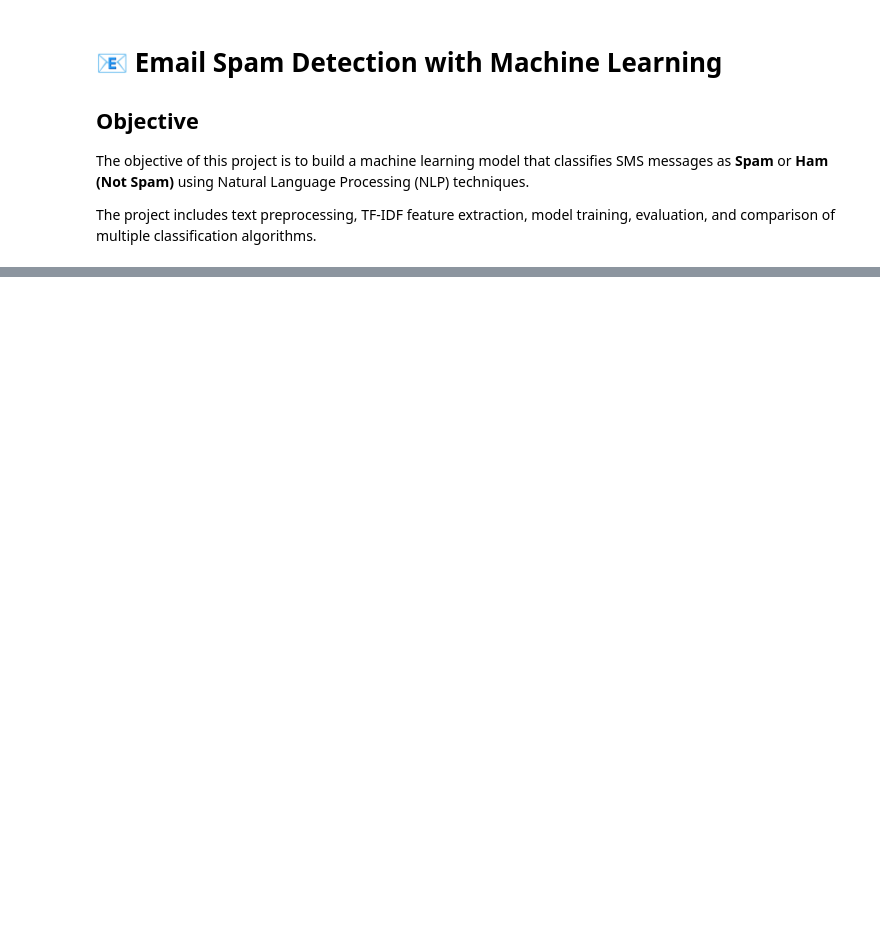
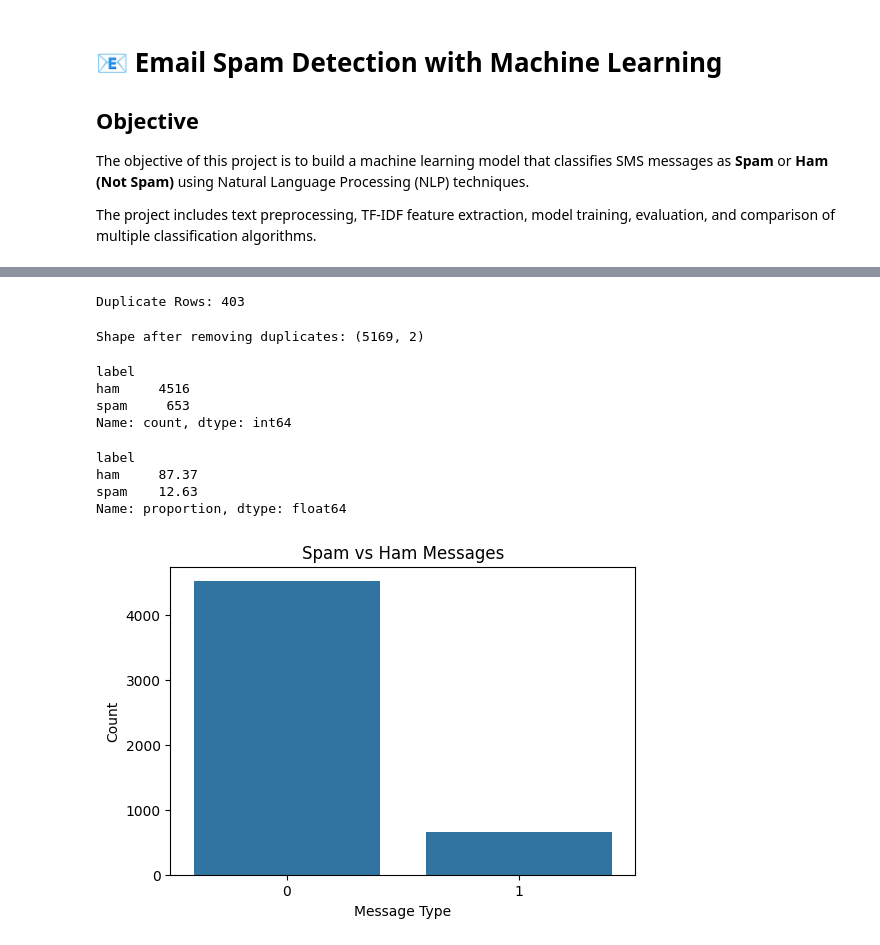
Before and after one commit to Dharshankumar913/OIBSIP, a Jupyter notebook: DataScience-Task4-EmailSpamDetection/notebook/Email_Spam_Detection.ipynb, the cells around one changed output, grey strips where cells are left out. Saved outputs shown, nothing was run; the diff lists cells and outputs as text; code cells hidden in the pictures; blank space fills up the shorter version.

Commit message:
Update Email Spam Detection notebook

```diff
--- a/DataScience-Task4-EmailSpamDetection/notebook/Email_Spam_Detection.ipynb
+++ b/DataScience-Task4-EmailSpamDetection/notebook/Email_Spam_Detection.ipynb
@@ -51 +51,5 @@ nltk.download('stopwords')
 True
+# %%
+df = pd.read_csv("../dataset/spam.csv")
+
+df.head()
@@ -51,0 +104,4 @@ True
+# %%
+df = df[['v1', 'v2']]
+
+df.head()
@@ -51,0 +115,4 @@ True
+# %%
+df.columns = ['label', 'message']
+
+df.head()
@@ -51,0 +126,42 @@ True
+# %%
+print("Duplicate Rows:", df.duplicated().sum())
+# %% [output]
+Duplicate Rows: 403
+# %%
+df.drop_duplicates(inplace=True)
+
+print("Shape after removing duplicates:", df.shape)
+# %% [output]
+Shape after removing duplicates: (5169, 2)
+# %%
+df['label'].value_counts()
+# %% [output]
+label
+ham     4516
+spam     653
+Name: count, dtype: int64
+# %%
+(df['label'].value_counts(normalize=True) * 100).round(2)
+# %% [output]
+label
+ham     87.37
+spam    12.63
+Name: proportion, dtype: float64
+# %%
+plt.figure(figsize=(6,4))
+
+sns.countplot(data=df, x='label')
+
+plt.title("Spam vs Ham Messages")
+plt.xlabel("Message Type")
+plt.ylabel("Count")
+
+plt.savefig(
+    "../images/class_distribution.png",
+    dpi=300,
+    bbox_inches="tight"
+)
+
+plt.show()
+# %% [output]
+[figure, added]
```
Also changed, not shown: parts of 40 cells of this notebook.
